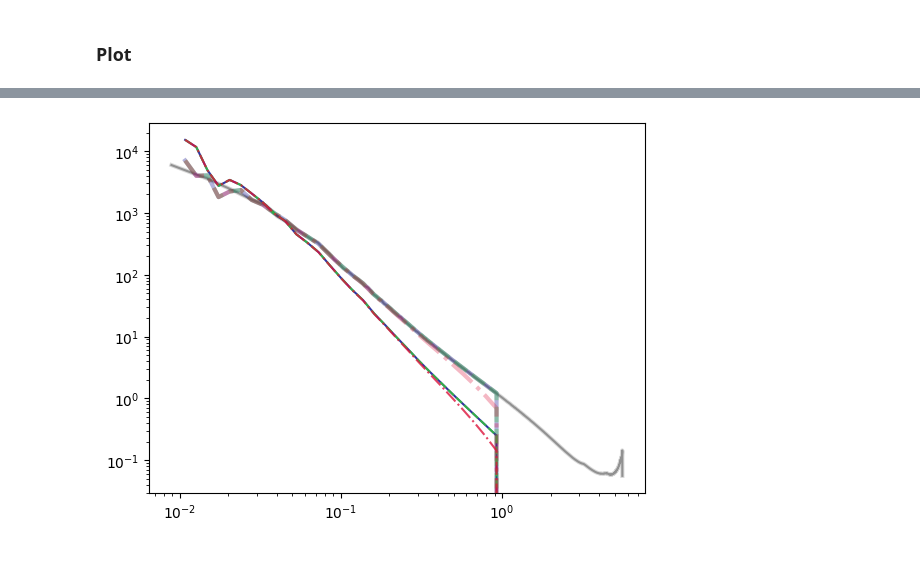
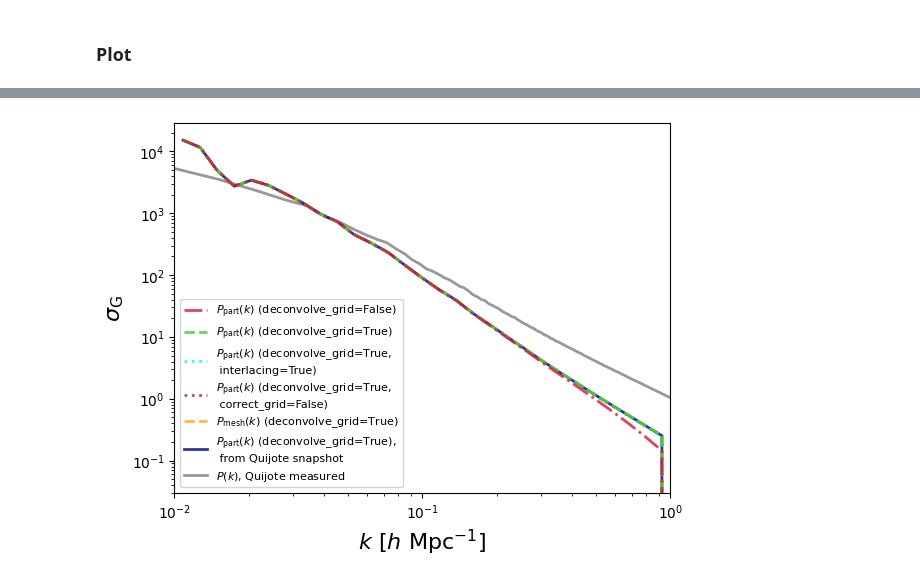
Before and after one commit to kstoreyf/muchisimocks, a Jupyter notebook: notebooks/2024-05-28_check_quijote.ipynb, the cells around one changed output, grey strips where cells are left out. Cells and saved outputs as stored; diff of their text form; code cells hidden in the pictures.

```diff
--- a/notebooks/2024-05-28_check_quijote.ipynb
+++ b/notebooks/2024-05-28_check_quijote.ipynb
@@ -722,22 +652,18 @@ mpl.pyplot.show()
-# %%
-plt.figure()
-ax = plt.gca()
-for i in range(len(pks)):
-    err_approx = bacco.statistics.approx_pk_gaussian_error(ks[i], pks[i], box_size)
-    ax.plot(ks[i], err_approx, ls=lss[i], lw=3, label=labels[i], color=colors[i], alpha=0.3, zorder=zorders[i])
-
-    ax.plot(ks[i], errs[i], ls=lss[i], label=labels[i], color=colors[i], alpha=alpha, zorder=zorders[i])
-
-    # if len(pk_emu)!=len(pks[i]):
-    #     pk_interp = np.interp(kk, ks[i], pks[i])
-    #     err_interp = np.interp(kk, ks[i], errs[i])
-    #     ax1.plot(kk, (pk_emu-pk_interp)/err_interp, ls=lss[i], color=colors[i], alpha=alpha, zorder=zorders[i])
-    #     ax2.plot(kk, (pk_emu/pk_interp), ls=lss[i], color=colors[i], alpha=alpha, zorder=zorders[i])
-    # else:
-    #     ax1.plot(ks[i], (pk_emu-pks[i])/errs[i], ls=lss[i], color=colors[i], alpha=alpha, zorder=zorders[i])
-    #     ax2.plot(ks[i], (pk_emu/pks[i]), ls=lss[i], color=colors[i], alpha=alpha, zorder=zorders[i])
-
-plt.xscale('log')
-plt.yscale('log')
-# %% [output]
-[figure, removed]
+# %%
+plt.figure()
+ax = plt.gca()
+
+for i in range(len(pks)):
+    ax.plot(ks[i], errs[i], ls=lss[i], lw=2, color=colors[i], alpha=0.8, zorder=zorders[i],
+            label=labels[i])
+
+ax.set_xlabel(r'$k \,\, [h \,\, {\rm Mpc}^{-1}]$', fontsize=16)
+ax.set_ylabel(r'$\sigma_\text{G}$', fontsize=16)
+ax.set_xlim(1e-2, 1)
+
+ax.legend(fontsize=8, loc='lower left')
+
+ax.set_xscale('log')
+ax.set_yscale('log')
+# %% [output]
+[figure, added]
```
Also changed, not shown: parts of 42 cells of this notebook.
